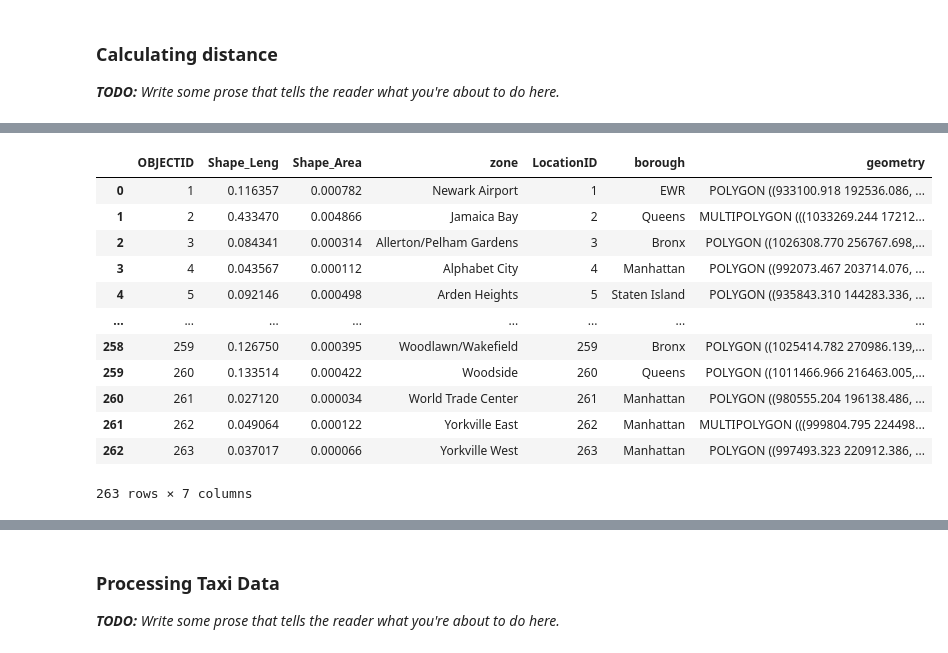
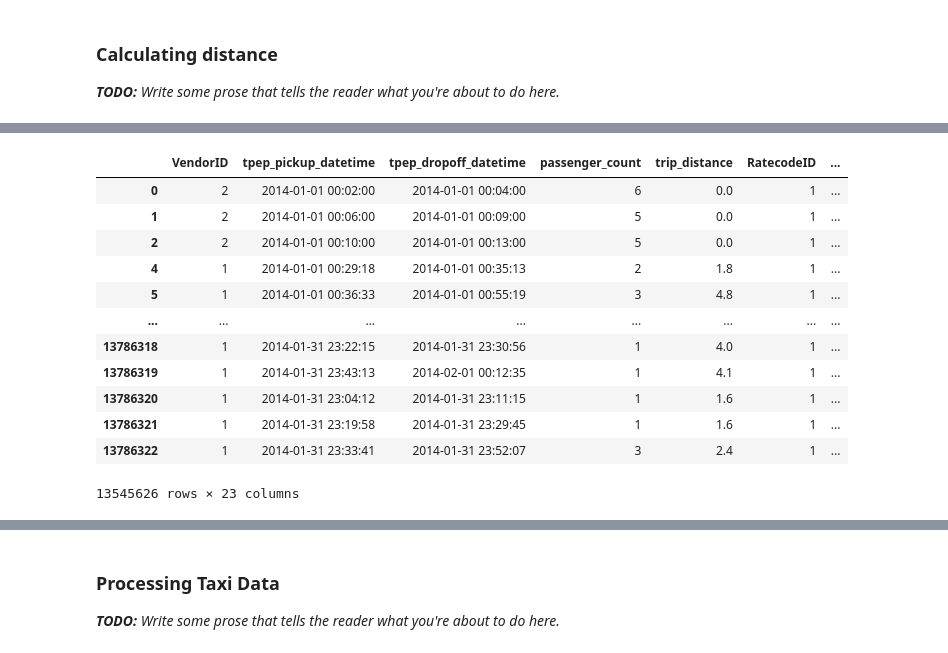
Before and after one commit to WeijianShi/4501-Project, a Jupyter notebook: Project Scaffolding.ipynb, the cells around one changed output, grey strips where cells are left out. Saved outputs shown, nothing was run; the diff lists cells and outputs as text; code cells hidden in the pictures.

```diff
--- a/Project Scaffolding.ipynb
+++ b/Project Scaffolding.ipynb
@@ -46,6 +47,7 @@ import sqlalchemy as db
 TAXI_URL = "https://www1.nyc.gov/site/tlc/about/tlc-trip-record-data.page"
 # add other constants to refer to any local data, e.g. uber & weather
 UBER_CSV = "uber_rides_sample.csv"
+SHP = gpd.read_file("/Users/wesley/Desktop/Columbia_2022_fall/IEOR4501/Final Project/taxi_zones.shp")
 
 NEW_YORK_BOX_COORDS = ((40.560445, -74.242330), (40.908524, -73.717047))
 
@@ -77,3 +79,15 @@ _A checklist of requirements to keep you on track. Remove this whole cell before
 # %% [markdown]
 ### Calculating distance
 _**TODO:** Write some prose that tells the reader what you're about to do here._
+# %%
+def SHP_prepare(SHP):
+    SHP['PULocationID'] = SHP['LocationID']
+    SHP['DOLocationID'] = SHP['LocationID']
+    SHP['pick_lon'] = SHP['geometry'].to_crs(4326).centroid.x
+    SHP['pick_lat'] = SHP['geometry'].to_crs(4326).centroid.y
+    SHP['drop_lon'] = SHP['geometry'].to_crs(4326).centroid.x
+    SHP['drop_lat'] = SHP['geometry'].to_crs(4326).centroid.y
+    return SHP
+
+SHP_trans = SHP_prepare(SHP)
+SHP_trans
@@ -80,27 +115,46 @@ _**TODO:** Write some prose that tells the reader what you're about to do here._
 # %%
-# #get the coordinates if there is only locationID
-# def get_coord(df):
-#     if
+#get the coordinates if there is only locationID and append the coordinate column to the dataframe
+def get_coord(df, SHP):
+
+    #drop the records with null values in locationID
+    try:
+        df.dropna(axis=0, how= 'any', subset = ['PULocationID', 'DOLocationID'], inplace=True)
+    except:
+        pass
+
+    if ('PULocationID' in df.columns) and ('DOLocationID' in df.columns): #if only the zone ID is given
+        df = pd.merge(df, SHP[['PULocationID', 'pick_lon', 'pick_lat']], left_on = 'PULocationID', right_on = 'PULocationID', how = 'left')
+        df = pd.merge(df, SHP[['DOLocationID', 'drop_lon', 'drop_lat']], left_on = 'DOLocationID', right_on = 'DOLocationID', how = 'left')
+
+    df.dropna(axis=0, how= 'any', subset = ['pick_lon', 'pick_lat'], inplace=True)
+    df = df.loc[(df['pick_lon'] <= -73.717047) & (df['pick_lon'] >= -74.242330) & (df['drop_lon'] <= -73.717047) & (df['drop_lon'] >= -74.242330)
+            & (df['pick_lat'] >= 40.560445) & (df['pick_lat'] <= 40.908524) & (df['drop_lat'] >= 40.560445) & (df['drop_lat'] <= 40.908524)]
+    return df
 
 
-# Set filepath
-fp = "taxi_zones.shp"
 
-# Read file using gpd.read_file()
-data = gpd.read_file("/Users/wesley/Desktop/Columbia_2022_fall/IEOR4501/Final Project/taxi_zones.shp" )
-data
+taxi_data_url = "https://d37ci6vzurychx.cloudfront.net/trip-data/yellow_tripdata_2014-01.parquet"
+
+response = requests.get(taxi_data_url, stream=True)
+with open("lecture_08_taxi_data.parquet", "wb") as f:
+    for chunk in response.iter_content(chunk_size=1024):
+        if chunk:
+            f.write(chunk)
+data = pd.read_parquet('lecture_08_taxi_data.parquet', engine='pyarrow')
+
+get_coord(data, SHP_trans)
 # %% [output]
-|  | OBJECTID | Shape_Leng | Shape_Area | zone | LocationID | borough | geometry |
-| 0 | 1 | 0.116357 | 0.000782 | Newark Airport | 1 | EWR | POLYGON ((933100.918 192536.086, ... |
-| 1 | 2 | 0.433470 | 0.004866 | Jamaica Bay | 2 | Queens | MULTIPOLYGON (((1033269.244 17212... |
-| 2 | 3 | 0.084341 | 0.000314 | Allerton/Pelham Gardens | 3 | Bronx | POLYGON ((1026308.770 256767.698,... |
-| 3 | 4 | 0.043567 | 0.000112 | Alphabet City | 4 | Manhattan | POLYGON ((992073.467 203714.076, ... |
-| 4 | 5 | 0.092146 | 0.000498 | Arden Heights | 5 | Staten Island | POLYGON ((935843.310 144283.336, ... |
+|  | VendorID | tpep_pickup_datetime | tpep_dropoff_datetime | passenger_count | trip_distance | RatecodeID | ... |
+| 0 | 2 | 2014-01-01 00:02:00 | 2014-01-01 00:04:00 | 6 | 0.0 | 1 | ... |
+| 1 | 2 | 2014-01-01 00:06:00 | 2014-01-01 00:09:00 | 5 | 0.0 | 1 | ... |
+| 2 | 2 | 2014-01-01 00:10:00 | 2014-01-01 00:13:00 | 5 | 0.0 | 1 | ... |
+| 4 | 1 | 2014-01-01 00:29:18 | 2014-01-01 00:35:13 | 2 | 1.8 | 1 | ... |
+| 5 | 1 | 2014-01-01 00:36:33 | 2014-01-01 00:55:19 | 3 | 4.8 | 1 | ... |
 | ... | ... | ... | ... | ... | ... | ... | ... |
-| 258 | 259 | 0.126750 | 0.000395 | Woodlawn/Wakefield | 259 | Bronx | POLYGON ((1025414.782 270986.139,... |
-| 259 | 260 | 0.133514 | 0.000422 | Woodside | 260 | Queens | POLYGON ((1011466.966 216463.005,... |
-| 260 | 261 | 0.027120 | 0.000034 | World Trade Center | 261 | Manhattan | POLYGON ((980555.204 196138.486, ... |
-| 261 | 262 | 0.049064 | 0.000122 | Yorkville East | 262 | Manhattan | MULTIPOLYGON (((999804.795 224498... |
-| 262 | 263 | 0.037017 | 0.000066 | Yorkville West | 263 | Manhattan | POLYGON ((997493.323 220912.386, ... |
+| 13786318 | 1 | 2014-01-31 23:22:15 | 2014-01-31 23:30:56 | 1 | 4.0 | 1 | ... |
+| 13786319 | 1 | 2014-01-31 23:43:13 | 2014-02-01 00:12:35 | 1 | 4.1 | 1 | ... |
+| 13786320 | 1 | 2014-01-31 23:04:12 | 2014-01-31 23:11:15 | 1 | 1.6 | 1 | ... |
+| 13786321 | 1 | 2014-01-31 23:19:58 | 2014-01-31 23:29:45 | 1 | 1.6 | 1 | ... |
+| 13786322 | 1 | 2014-01-31 23:33:41 | 2014-01-31 23:52:07 | 3 | 2.4 | 1 | ... |
-263 rows × 7 columns
+13545626 rows × 23 columns
 # %%
```
Also changed, not shown: parts of 3 cells of this notebook.
